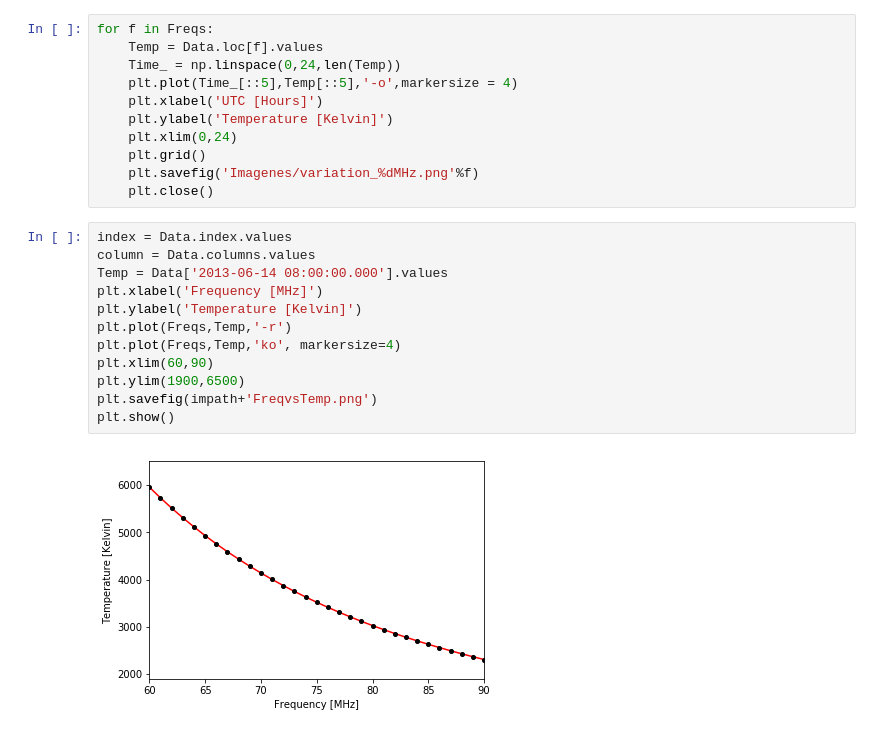
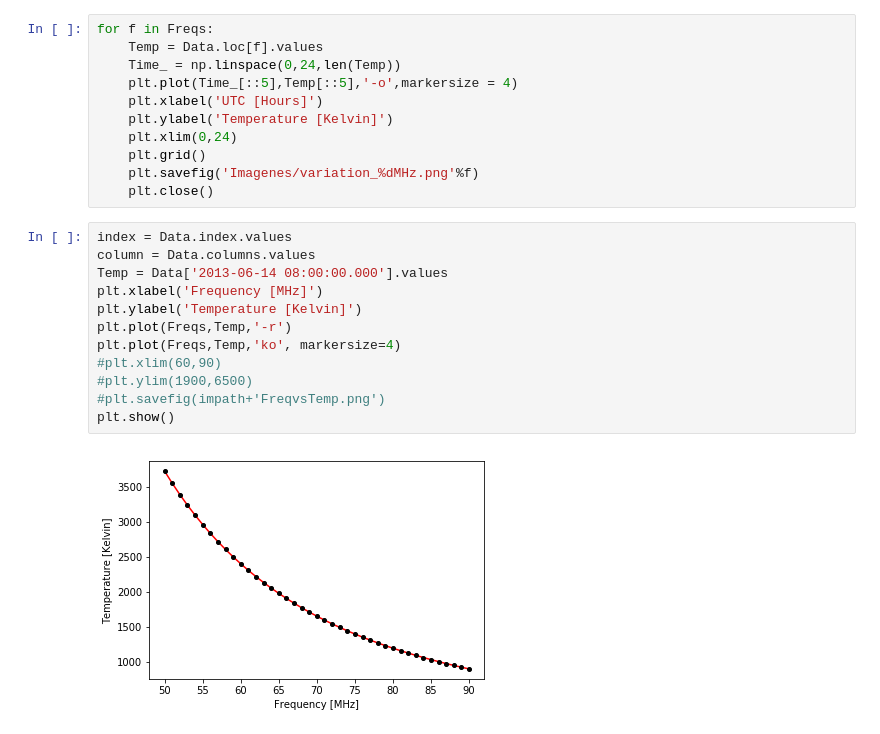
Before and after one commit to HiramHerrera/SciHi, a Jupyter notebook: Tgsm.ipynb, the cells around one changed output. Drawn from its saved outputs; the diff is of its cells as text.

```diff
--- a/Tgsm.ipynb
+++ b/Tgsm.ipynb
@@ -142,14 +142,14 @@ for f in Freqs:
 # %%
 index = Data.index.values
 column = Data.columns.values
 Temp = Data['2013-06-14 08:00:00.000'].values
 plt.xlabel('Frequency [MHz]')
 plt.ylabel('Temperature [Kelvin]')
 plt.plot(Freqs,Temp,'-r')
 plt.plot(Freqs,Temp,'ko', markersize=4)
-plt.xlim(60,90)
-plt.ylim(1900,6500)
-plt.savefig(impath+'FreqvsTemp.png')
+#plt.xlim(60,90)
+#plt.ylim(1900,6500)
+#plt.savefig(impath+'FreqvsTemp.png')
 plt.show()
 # %% [output]
-[figure, old version]
+[figure, new version]
```
Also changed, not shown: parts of 2 cells of this notebook, 2 other files.
